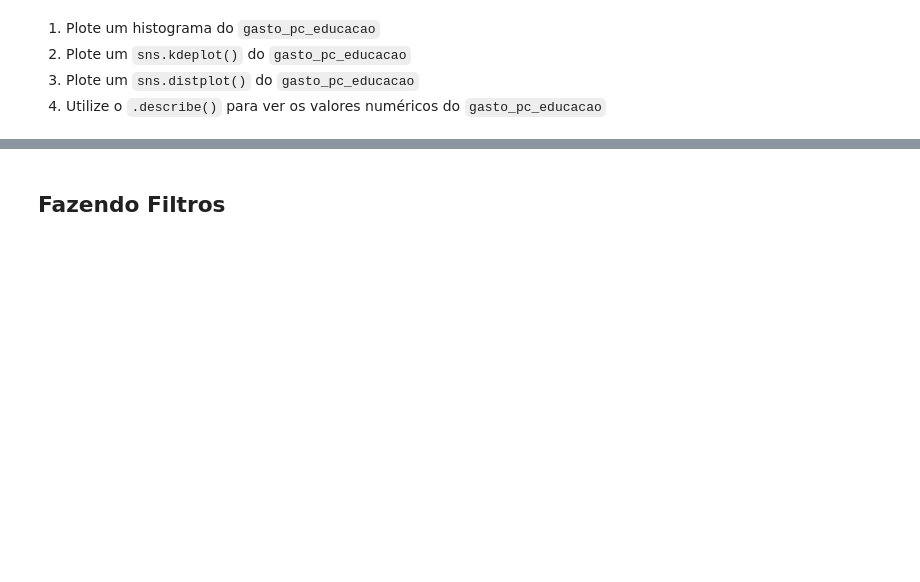
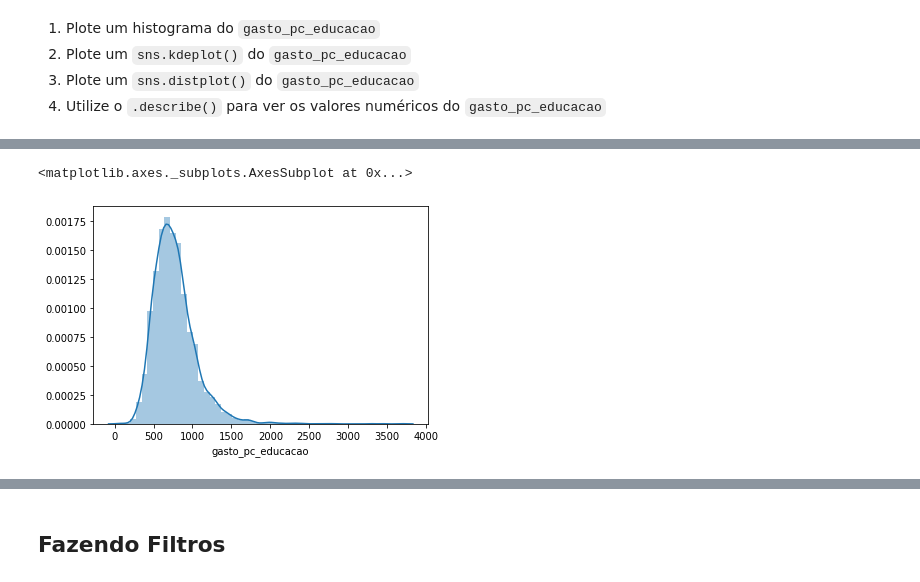
Before and after one commit to barcellfe/datascience_study, a Jupyter notebook: Aula_31_08_2020.ipynb, the cells around one changed output, grey strips where cells are left out. Saved outputs shown, nothing was run; the diff lists cells and outputs as text; code cells hidden in the pictures; blank space fills up the shorter version.

```diff
--- a/Aula_31_08_2020.ipynb
+++ b/Aula_31_08_2020.ipynb
@@ -600,0 +646,5 @@ sns.distplot(ind_des.dropna())
+# %%
+sns.distplot(gasto_educa)
+# %% [output]
+<matplotlib.axes._subplots.AxesSubplot at 0x...>
+[figure, added]
```
Also changed, not shown: parts of 18 cells of this notebook.
